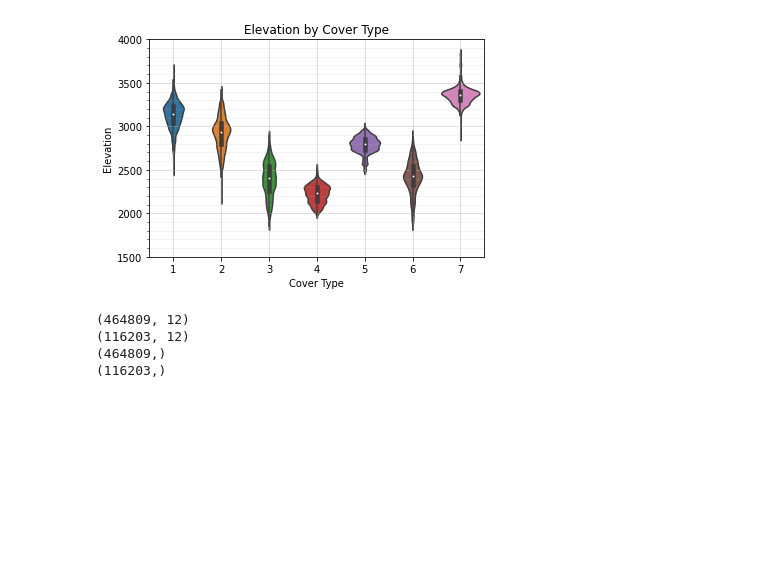
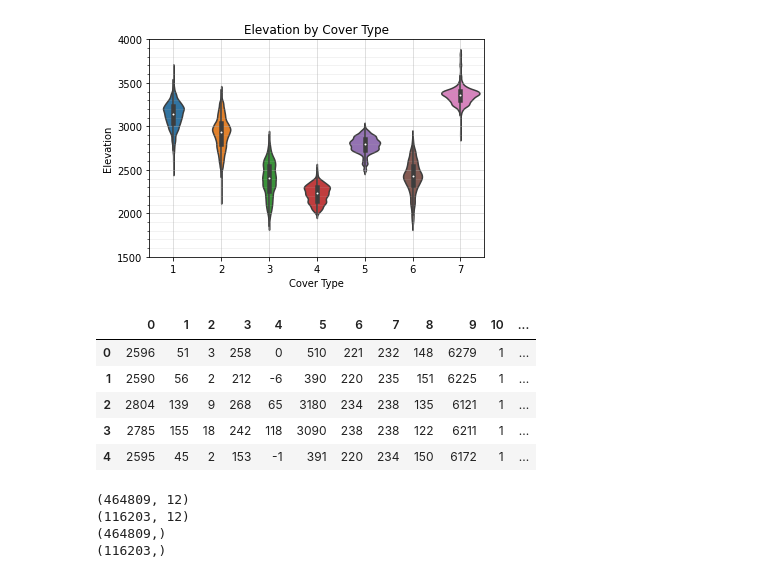
Before and after one commit to filnow/forest-cover, a Jupyter notebook: notes.ipynb, the cells around one changed output. Cells and saved outputs as stored; diff of their text form; code cells hidden in the pictures; blank space fills up the shorter version.

```diff
--- a/notes.ipynb
+++ b/notes.ipynb
@@ -72,16 +72,24 @@ def get_cover_type(elevation):
 # %%
 y = data.iloc[:, -1]
 
 wilderness_areas = data.iloc[:, 10:14]
 wilderness_areas.columns = list(range(1, 5))
 data['10'] = wilderness_areas.idxmax(axis=1)
 
 soil_types = data.iloc[:, 14:54]
 soil_types.columns = list(range(1, 41))
 data['11'] = soil_types.idxmax(axis=1)
 
 
 data = data.drop(columns=data.columns[10:55])
+data.head()
+# %% [output]
+|  | 0 | 1 | 2 | 3 | 4 | 5 | 6 | 7 | 8 | 9 | 10 | ... |
+| 0 | 2596 | 51 | 3 | 258 | 0 | 510 | 221 | 232 | 148 | 6279 | 1 | ... |
+| 1 | 2590 | 56 | 2 | 212 | -6 | 390 | 220 | 235 | 151 | 6225 | 1 | ... |
+| 2 | 2804 | 139 | 9 | 268 | 65 | 3180 | 234 | 238 | 135 | 6121 | 1 | ... |
+| 3 | 2785 | 155 | 18 | 242 | 118 | 3090 | 238 | 238 | 122 | 6211 | 1 | ... |
+| 4 | 2595 | 45 | 2 | 153 | -1 | 391 | 220 | 234 | 150 | 6172 | 1 | ... |
 # %%
 X = data
 
```
Also changed, not shown: 44 other files.
